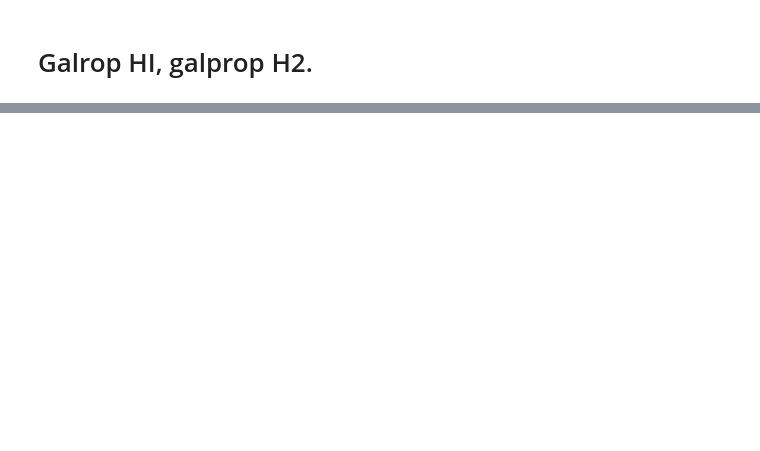
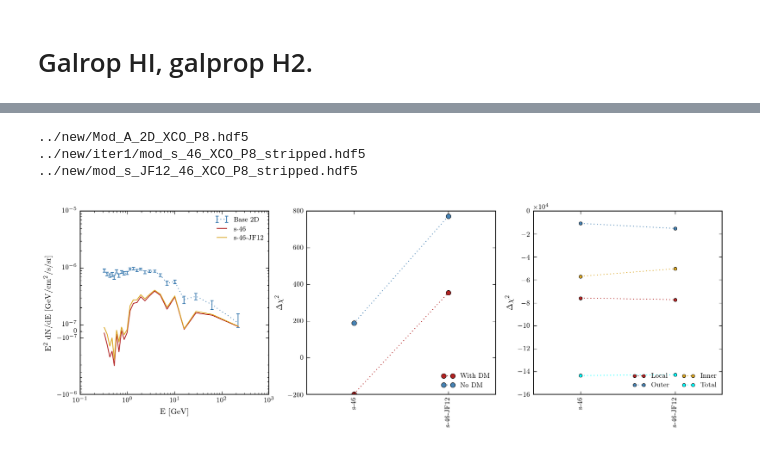
Before and after one commit to erccarls/GammaLike_dev, a Jupyter notebook: Plot Results/Special Models.ipynb, the cells around one changed output, grey strips where cells are left out. Cells and saved outputs as stored; diff of their text form; code cells hidden in the pictures; blank space fills up the shorter version.

```diff
--- a/Plot Results/Special Models.ipynb
+++ b/Plot Results/Special Models.ipynb
@@ -166,0 +190,10 @@ PlotModels(pathList=pathlist, text='',labels=labels, ylim=(2500,3.5e3))
+# %%
+plt.figure(figsize=(14,4))
+pathlist  = ['../new/iter1/mod_s_46_XCO_P8_stripped.hdf5','../new/mod_s_JF12_46_XCO_P8_stripped.hdf5']
+labels =  [ 's-46', 's-46-JF12', ]#'B-MS04-R5','B-MS04-R10']
+PlotModels(pathList=pathlist, text='',labels=labels, ylim=(None,None))
+# %% [output]
+../new/Mod_A_2D_XCO_P8.hdf5
+../new/iter1/mod_s_46_XCO_P8_stripped.hdf5
+../new/mod_s_JF12_46_XCO_P8_stripped.hdf5
+[figure, added]
```
Also changed, not shown: parts of 4 cells of this notebook, 18 other files.
